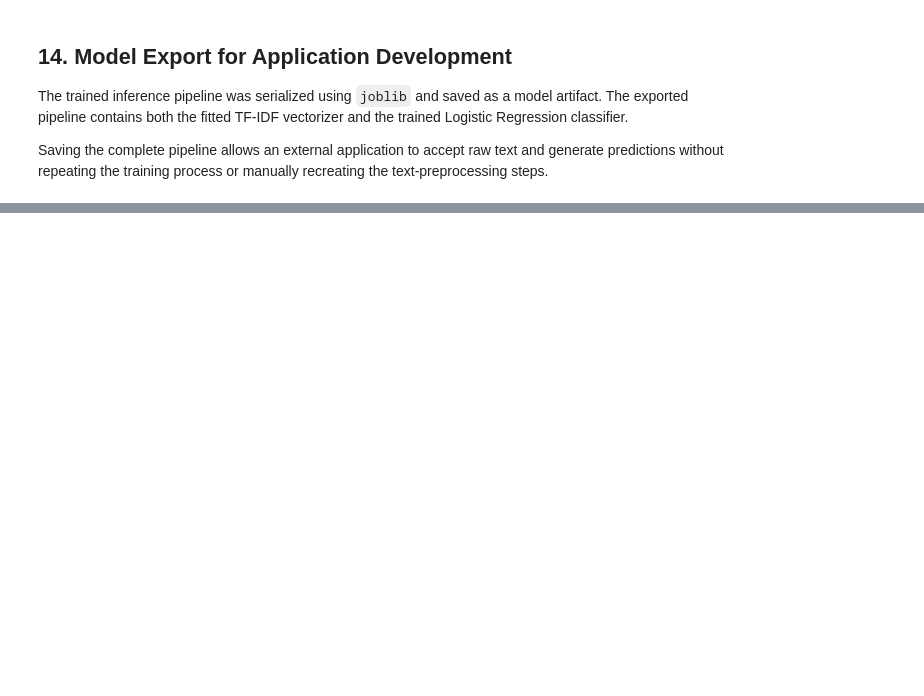
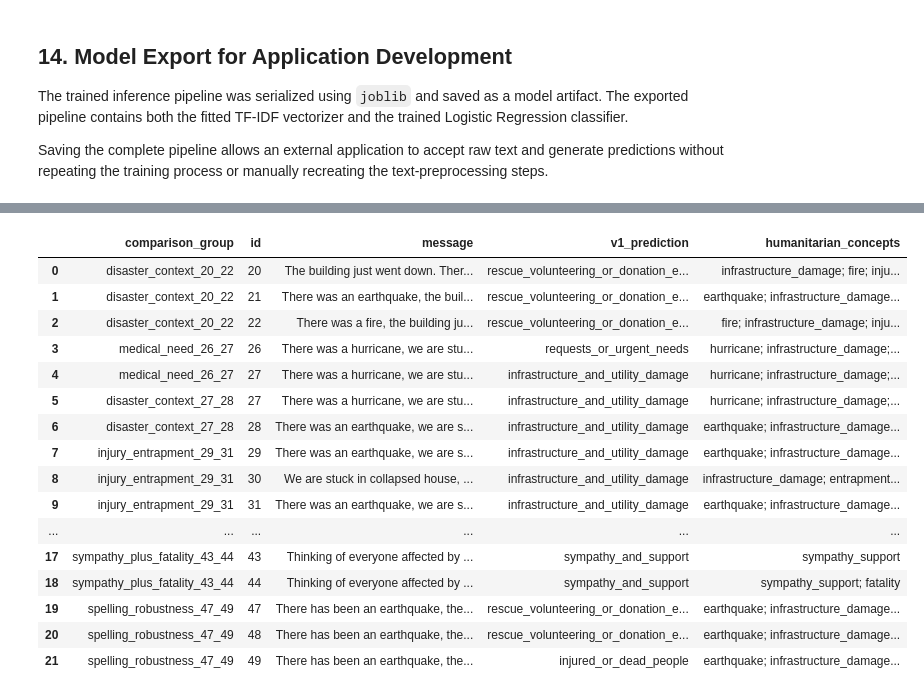
Before and after one commit to JoCookney/humanitarian-crisis-message-classifier, a Jupyter notebook: Humanitarian_Crisis_Message_Classification.ipynb, the cells around one changed output, grey strips where cells are left out. Drawn from its saved outputs; the diff is of its cells as text; code cells hidden in the pictures; blank space fills up the shorter version.

```diff
--- a/Humanitarian_Crisis_Message_Classification.ipynb
+++ b/Humanitarian_Crisis_Message_Classification.ipynb
@@ -2153,0 +2151,9 @@ recreating the text-preprocessing steps.
+# %%
+# Load the frozen V1 real-world robustness benchmark
+
+benchmark_path = "/content/humanitarian_crisis_classifier_v1_60_message_benchmark.csv"
+
+robustness_df = pd.read_csv(benchmark_path)
+
+print(f"Number of benchmark messages: {len(robustness_df)}")
+display(robustness_df.head())
@@ -2153,0 +2216,10 @@ recreating the text-preprocessing steps.
+# %%
+# Display the complete frozen benchmark for human-centred annotation
+
+pd.set_option("display.max_colwidth", None)
+
+display(
+    robustness_df[
+        ["id", "message", "v1_prediction"]
+    ].sort_values("id")
+)
@@ -2153,0 +2356,45 @@ recreating the text-preprocessing steps.
+# %%
+# Define controlled comparison groups within the frozen benchmark
+
+comparison_groups = {
+    "disaster_context_20_22": [20, 21, 22],
+    "medical_need_26_27": [26, 27],
+    "disaster_context_27_28": [27, 28],
+    "injury_entrapment_29_31": [29, 30, 31],
+    "fatality_signal_32_35": [32, 33, 34, 35],
+    "fatality_signal_36_38": [36, 37, 38],
+    "sympathy_plus_fatality_43_44": [43, 44],
+    "spelling_robustness_47_49": [47, 48, 49],
+}
+
+comparison_rows = []
+
+for group_name, ids in comparison_groups.items():
+    group_df = robustness_df[
+        robustness_df["id"].isin(ids)
+    ][["id", "message", "v1_prediction", "humanitarian_concepts"]].copy()
+
+    group_df.insert(0, "comparison_group", group_name)
+    comparison_rows.append(group_df)
+
+controlled_df = pd.concat(comparison_rows, ignore_index=True)
+
+display(controlled_df)
+# %% [output]
+|  | comparison_group | id | message | v1_prediction | humanitarian_concepts |
+| 0 | disaster_context_20_22 | 20 | The building just went down. Ther... | rescue_volunteering_or_donation_e... | infrastructure_damage; fire; inju... |
+| 1 | disaster_context_20_22 | 21 | There was an earthquake, the buil... | rescue_volunteering_or_donation_e... | earthquake; infrastructure_damage... |
+| 2 | disaster_context_20_22 | 22 | There was a fire, the building ju... | rescue_volunteering_or_donation_e... | fire; infrastructure_damage; inju... |
+| 3 | medical_need_26_27 | 26 | There was a hurricane, we are stu... | requests_or_urgent_needs | hurricane; infrastructure_damage;... |
+| 4 | medical_need_26_27 | 27 | There was a hurricane, we are stu... | infrastructure_and_utility_damage | hurricane; infrastructure_damage;... |
+| 5 | disaster_context_27_28 | 27 | There was a hurricane, we are stu... | infrastructure_and_utility_damage | hurricane; infrastructure_damage;... |
+| 6 | disaster_context_27_28 | 28 | There was an earthquake, we are s... | infrastructure_and_utility_damage | earthquake; infrastructure_damage... |
+| 7 | injury_entrapment_29_31 | 29 | There was an earthquake, we are s... | infrastructure_and_utility_damage | earthquake; infrastructure_damage... |
+| 8 | injury_entrapment_29_31 | 30 | We are stuck in collapsed house, ... | infrastructure_and_utility_damage | infrastructure_damage; entrapment... |
+| 9 | injury_entrapment_29_31 | 31 | There was an earthquake, we are s... | infrastructure_and_utility_damage | earthquake; infrastructure_damage... |
+| ... | ... | ... | ... | ... | ... |
+| 17 | sympathy_plus_fatality_43_44 | 43 | Thinking of everyone affected by ... | sympathy_and_support | sympathy_support |
+| 18 | sympathy_plus_fatality_43_44 | 44 | Thinking of everyone affected by ... | sympathy_and_support | sympathy_support; fatality |
+| 19 | spelling_robustness_47_49 | 47 | There has been an earthquake, the... | rescue_volunteering_or_donation_e... | earthquake; infrastructure_damage... |
+| 20 | spelling_robustness_47_49 | 48 | There has been an earthquake, the... | rescue_volunteering_or_donation_e... | earthquake; infrastructure_damage... |
+| 21 | spelling_robustness_47_49 | 49 | There has been an earthquake, the... | injured_or_dead_people | earthquake; infrastructure_damage... |
```
Also changed, not shown: parts of 127 cells of this notebook, 2 other files.
